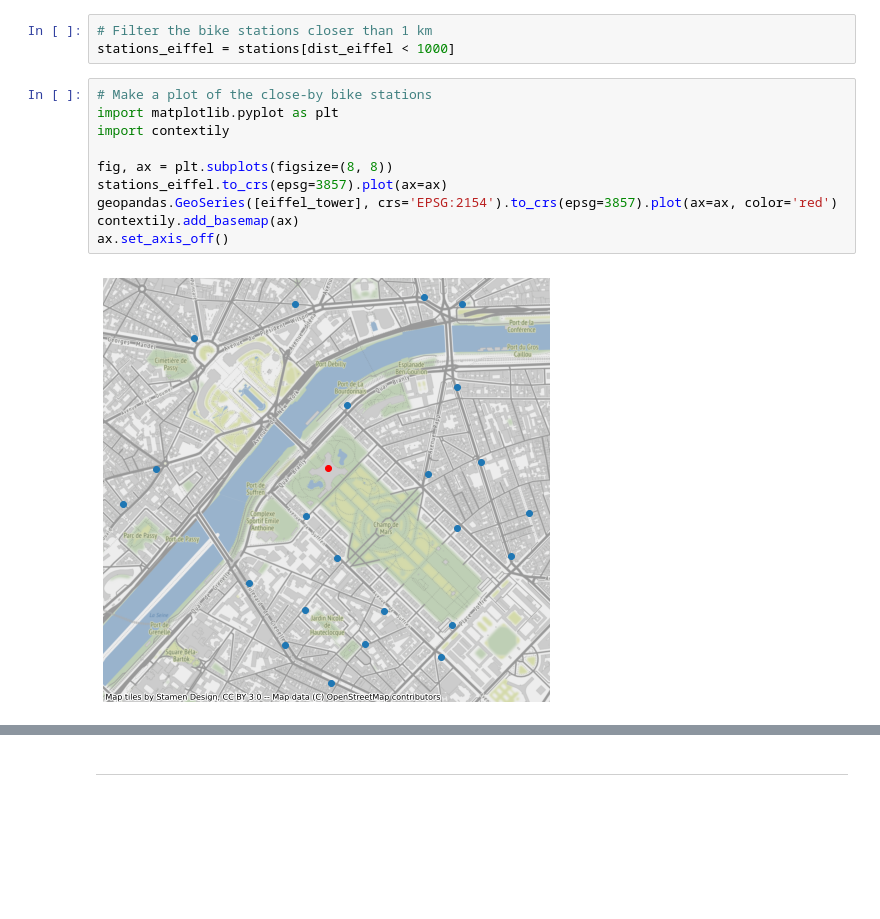
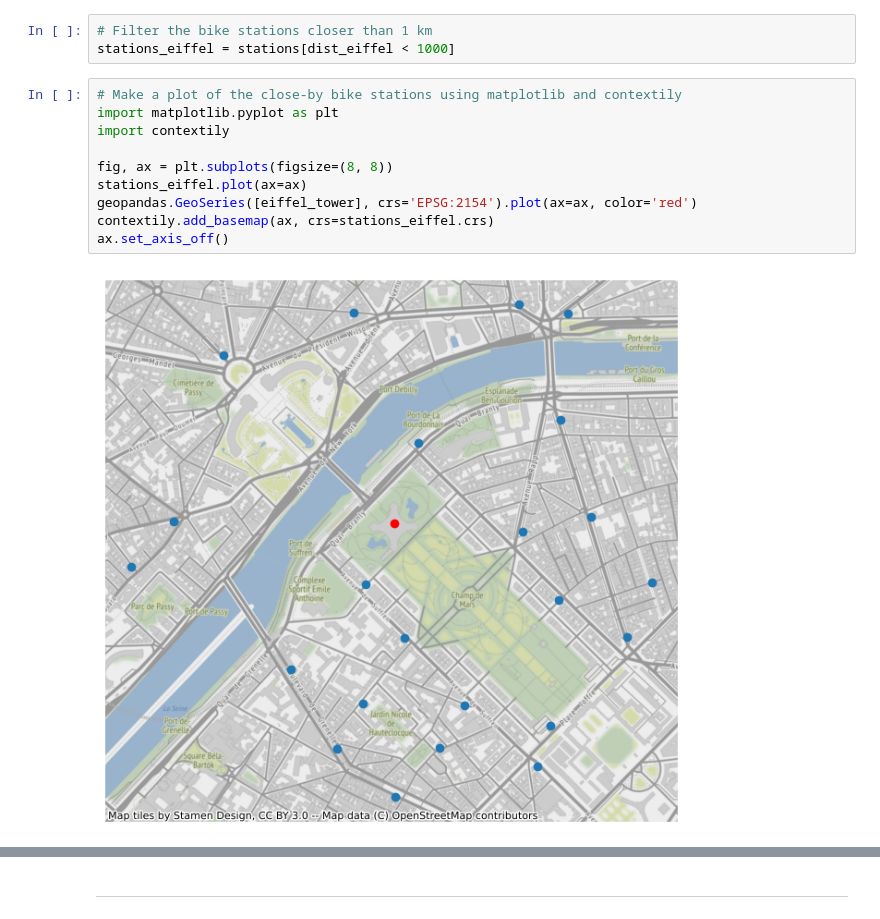
Before and after one commit to jorisvandenbossche/course-python-geospatial, a Jupyter notebook: notebooks/04-spatial-relationships-joins.ipynb, the cells around one changed output, grey strips where cells are left out. Saved outputs shown, nothing was run; the diff lists cells and outputs as text; blank space fills up the shorter version.

Commit message:
Update geopandas notebooks (#25)
* re-run geopandas notebooks, small fixes, update year
* mention the explore() method

```diff
--- a/notebooks/04-spatial-relationships-joins.ipynb
+++ b/notebooks/04-spatial-relationships-joins.ipynb
@@ -292,14 +292,14 @@ dist_eiffel.min()
 # Filter the bike stations closer than 1 km
 stations_eiffel = stations[dist_eiffel < 1000]
 # %%
-# Make a plot of the close-by bike stations
+# Make a plot of the close-by bike stations using matplotlib and contextily
 import matplotlib.pyplot as plt
 import contextily
 
 fig, ax = plt.subplots(figsize=(8, 8))
-stations_eiffel.to_crs(epsg=3857).plot(ax=ax)
-geopandas.GeoSeries([eiffel_tower], crs='EPSG:2154').to_crs(epsg=3857).plot(ax=ax, color='red')
-contextily.add_basemap(ax)
+stations_eiffel.plot(ax=ax)
+geopandas.GeoSeries([eiffel_tower], crs='EPSG:2154').plot(ax=ax, color='red')
+contextily.add_basemap(ax, crs=stations_eiffel.crs)
 ax.set_axis_off()
 # %% [output]
-[figure, old version]
+[figure, new version]
```
Also changed, not shown: parts of 7 cells of this notebook, 13 other files.
